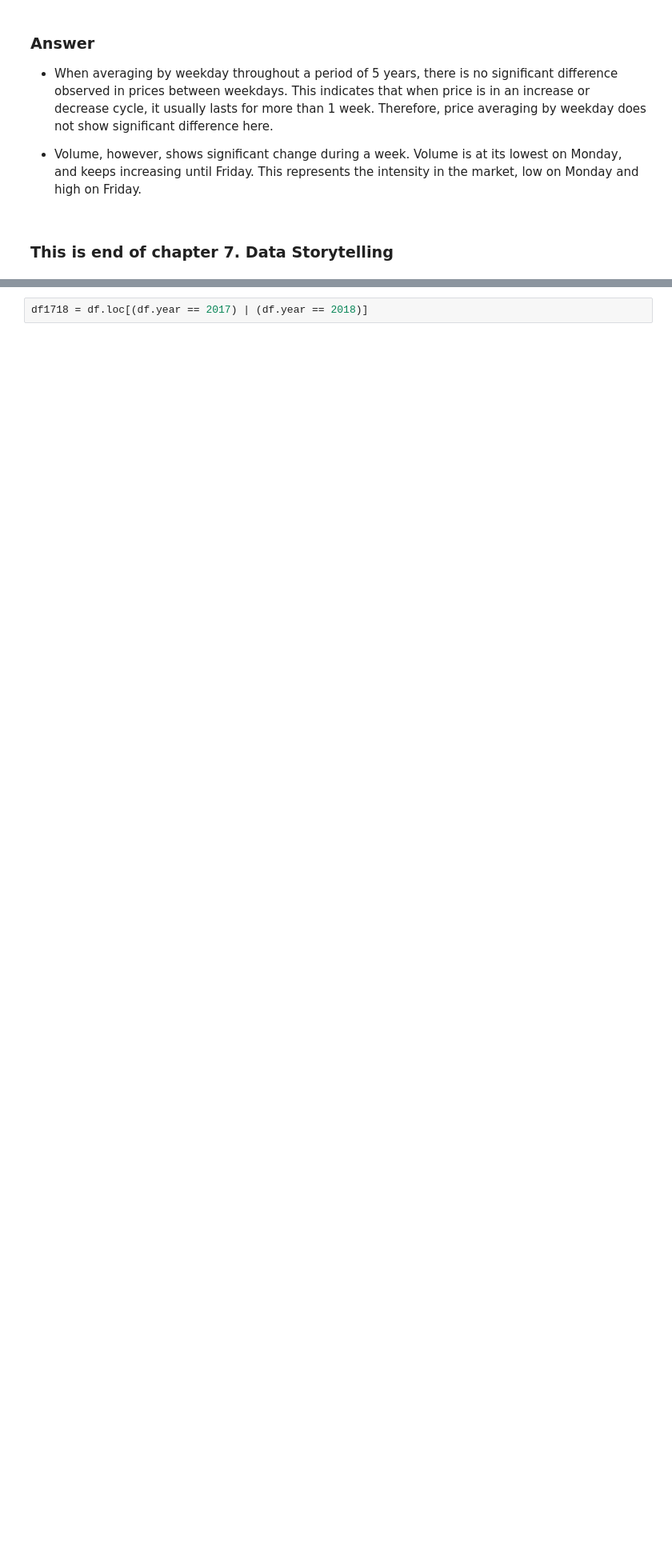
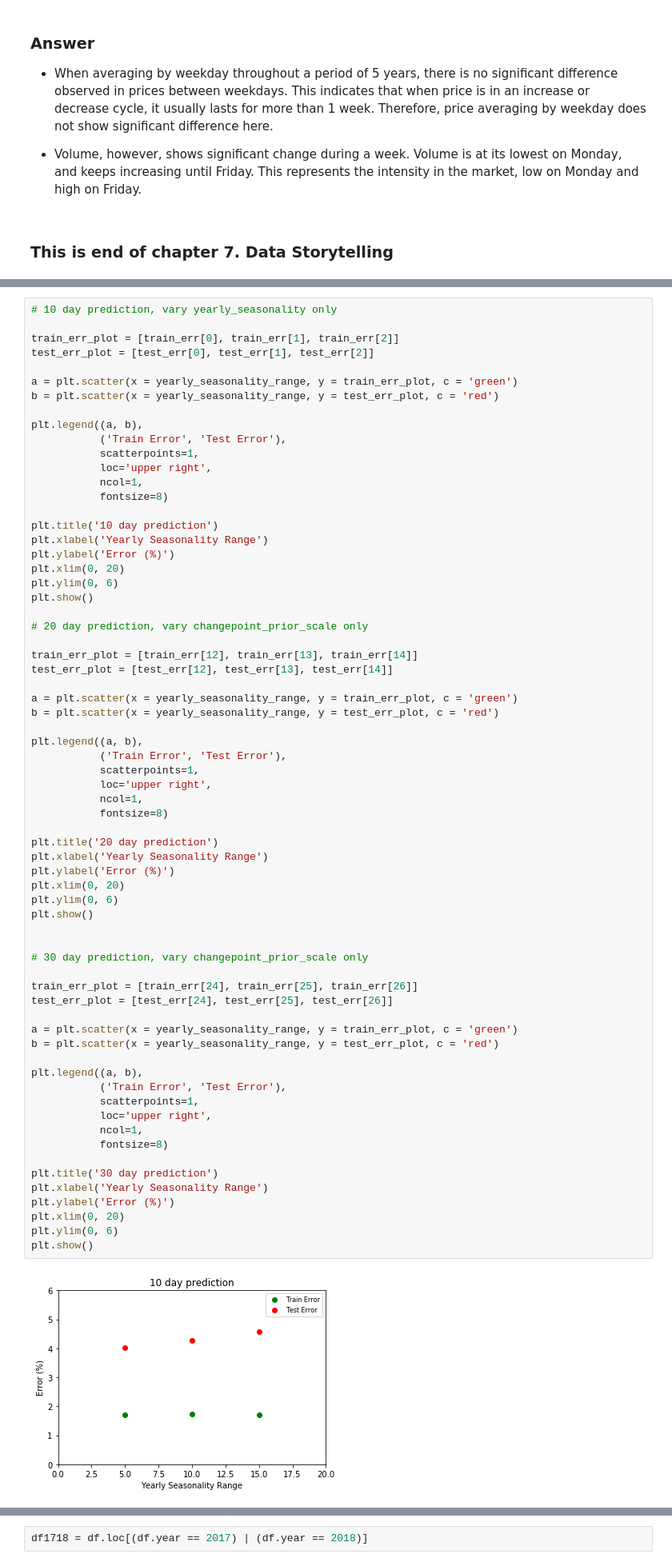
Before and after one commit to qnguyen1010/Springboard, a Jupyter notebook: SP500__Capstone1__QN.ipynb, the cells around one changed output, grey strips where cells are left out. Shown at 80% size. Saved outputs shown, nothing was run; the diff lists cells and outputs as text; blank space fills up the shorter version.

```diff
--- a/SP500__Capstone1__QN.ipynb
+++ b/SP500__Capstone1__QN.ipynb
@@ -336,0 +638,69 @@ df.head()
+# %%
+# 10 day prediction, vary yearly_seasonality only
+
+train_err_plot = [train_err[0], train_err[1], train_err[2]]
+test_err_plot = [test_err[0], test_err[1], test_err[2]]
+
+a = plt.scatter(x = yearly_seasonality_range, y = train_err_plot, c = 'green')
+b = plt.scatter(x = yearly_seasonality_range, y = test_err_plot, c = 'red')
+
+plt.legend((a, b),
+           ('Train Error', 'Test Error'),
+           scatterpoints=1,
+           loc='upper right',
+           ncol=1,
+           fontsize=8)
+
+plt.title('10 day prediction')
+plt.xlabel('Yearly Seasonality Range')
+plt.ylabel('Error (%)')
+plt.xlim(0, 20)
+plt.ylim(0, 6)
+plt.show()
+
+# 20 day prediction, vary changepoint_prior_scale only
+
+train_err_plot = [train_err[12], train_err[13], train_err[14]]
+test_err_plot = [test_err[12], test_err[13], test_err[14]]
+
+a = plt.scatter(x = yearly_seasonality_range, y = train_err_plot, c = 'green')
+b = plt.scatter(x = yearly_seasonality_range, y = test_err_plot, c = 'red')
+
+plt.legend((a, b),
+           ('Train Error', 'Test Error'),
+           scatterpoints=1,
+           loc='upper right',
+           ncol=1,
+           fontsize=8)
+
+plt.title('20 day prediction')
+plt.xlabel('Yearly Seasonality Range')
+plt.ylabel('Error (%)')
+plt.xlim(0, 20)
+plt.ylim(0, 6)
+plt.show()
+
+
+# 30 day prediction, vary changepoint_prior_scale only
+
+train_err_plot = [train_err[24], train_err[25], train_err[26]]
+test_err_plot = [test_err[24], test_err[25], test_err[26]]
+
+a = plt.scatter(x = yearly_seasonality_range, y = train_err_plot, c = 'green')
+b = plt.scatter(x = yearly_seasonality_range, y = test_err_plot, c = 'red')
+
+plt.legend((a, b),
+           ('Train Error', 'Test Error'),
+           scatterpoints=1,
+           loc='upper right',
+           ncol=1,
+           fontsize=8)
+
+plt.title('30 day prediction')
+plt.xlabel('Yearly Seasonality Range')
+plt.ylabel('Error (%)')
+plt.xlim(0, 20)
+plt.ylim(0, 6)
+plt.show()
+# %% [output]
+[figure, added]
```
Also changed, not shown: parts of 59 cells of this notebook.
